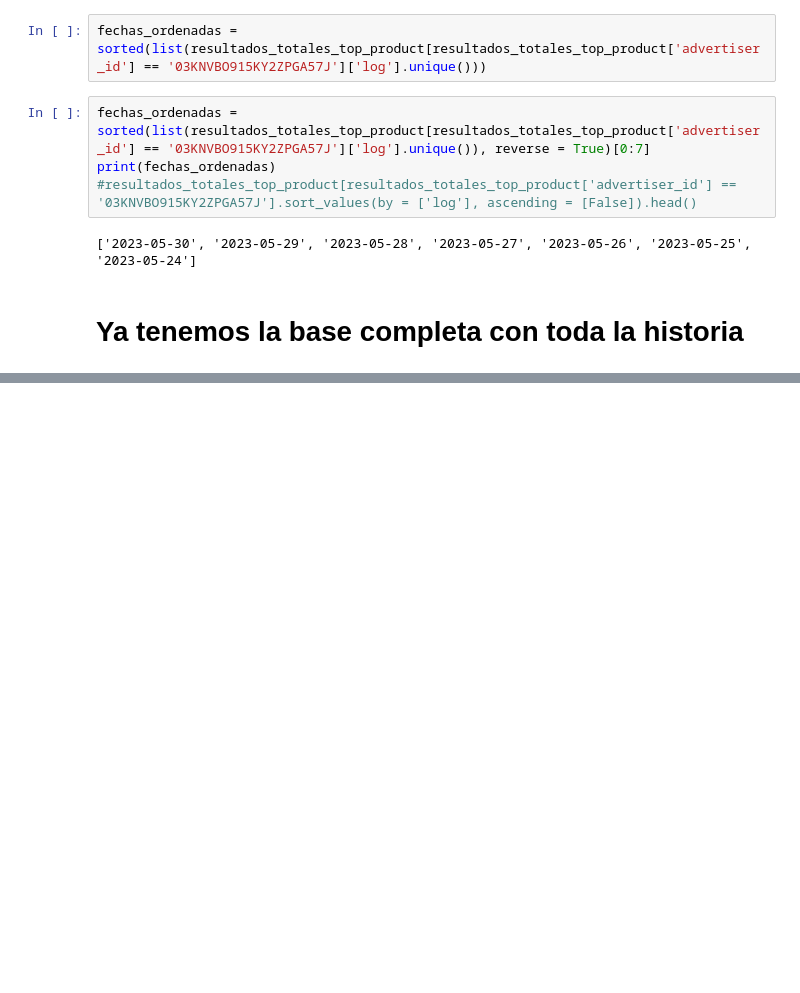
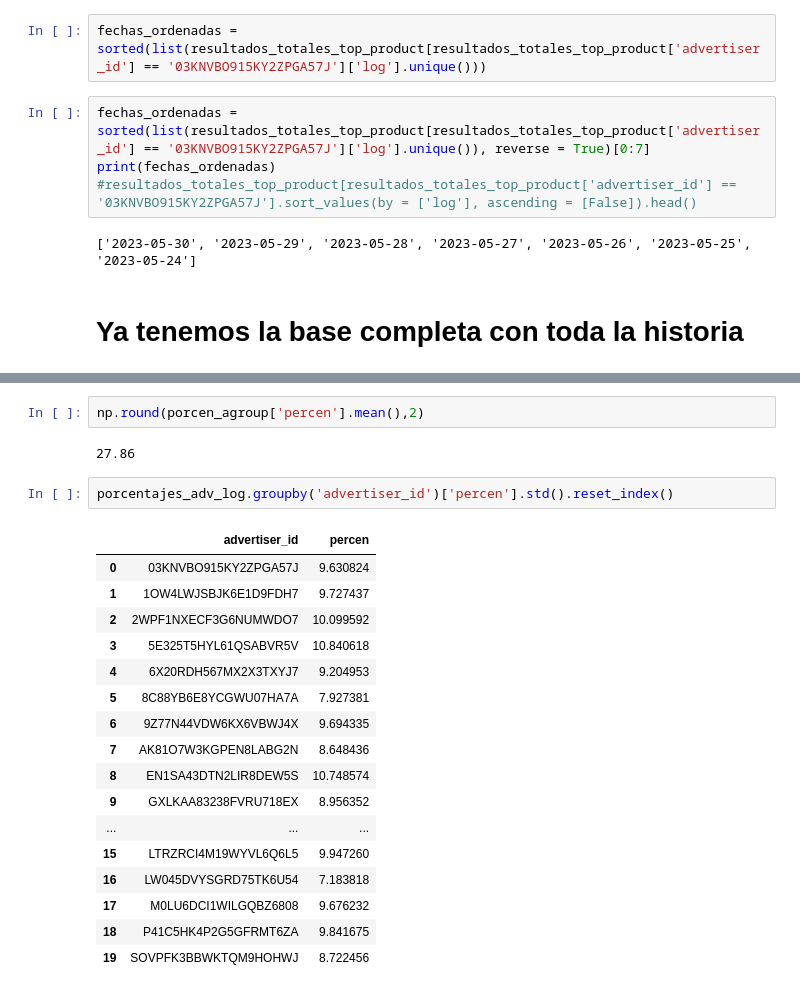
Before and after one commit to ferornat/trabajo_programacion_avanzada, a Jupyter notebook: Fast API/pruebas_sueltas.ipynb, the cells around one changed output, grey strips where cells are left out. Cells and saved outputs as stored; diff of their text form; blank space fills up the shorter version.

```diff
--- a/Fast API/pruebas_sueltas.ipynb
+++ b/Fast API/pruebas_sueltas.ipynb
@@ -230,0 +310,24 @@ filtrado = resultados_adv[resultados_adv['log'].isin([fechas_ordenadas]),]['prod
+# %%
+np.round(porcen_agroup['percen'].mean(),2)
+# %% [output]
+27.86
+# %%
+porcentajes_adv_log.groupby('advertiser_id')['percen'].std().reset_index()
+# %% [output]
+|  | advertiser_id | percen |
+| 0 | 03KNVBO915KY2ZPGA57J | 9.630824 |
+| 1 | 1OW4LWJSBJK6E1D9FDH7 | 9.727437 |
+| 2 | 2WPF1NXECF3G6NUMWDO7 | 10.099592 |
+| 3 | 5E325T5HYL61QSABVR5V | 10.840618 |
+| 4 | 6X20RDH567MX2X3TXYJ7 | 9.204953 |
+| 5 | 8C88YB6E8YCGWU07HA7A | 7.927381 |
+| 6 | 9Z77N44VDW6KX6VBWJ4X | 9.694335 |
+| 7 | AK81O7W3KGPEN8LABG2N | 8.648436 |
+| 8 | EN1SA43DTN2LIR8DEW5S | 10.748574 |
+| 9 | GXLKAA83238FVRU718EX | 8.956352 |
+| ... | ... | ... |
+| 15 | LTRZRCI4M19WYVL6Q6L5 | 9.947260 |
+| 16 | LW045DVYSGRD75TK6U54 | 7.183818 |
+| 17 | M0LU6DCI1WILGQBZ6808 | 9.676232 |
+| 18 | P41C5HK4P2G5GFRMT6ZA | 9.841675 |
+| 19 | SOVPFK3BBWKTQM9HOHWJ | 8.722456 |
```
Also changed, not shown: parts of 39 cells of this notebook, 1 other file.
